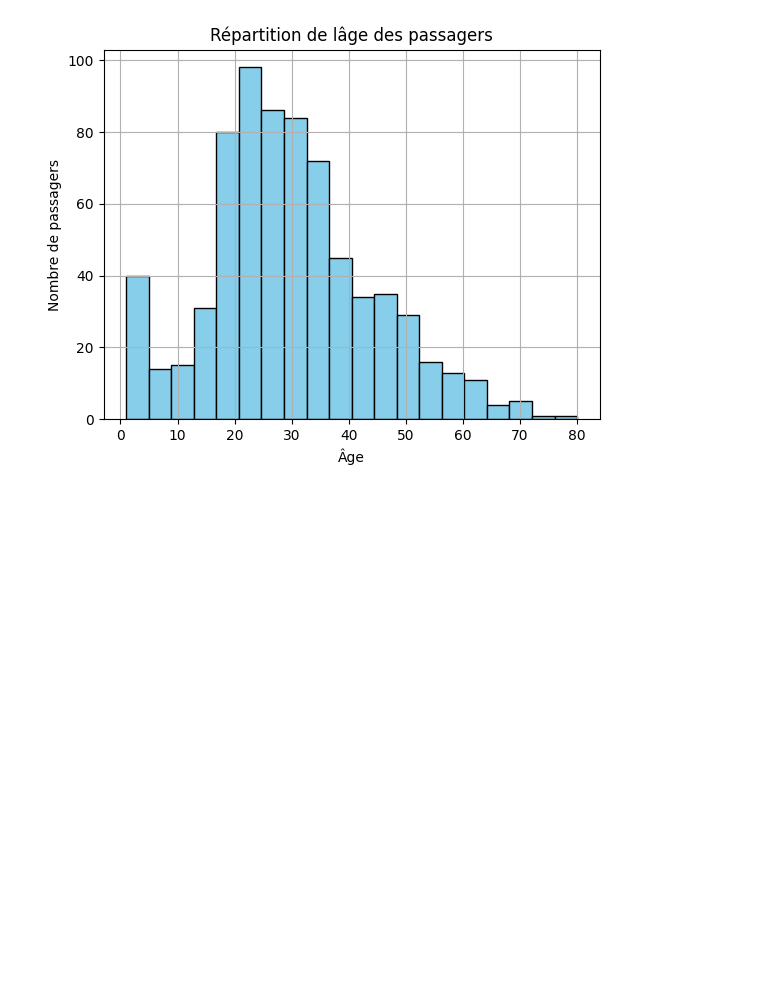
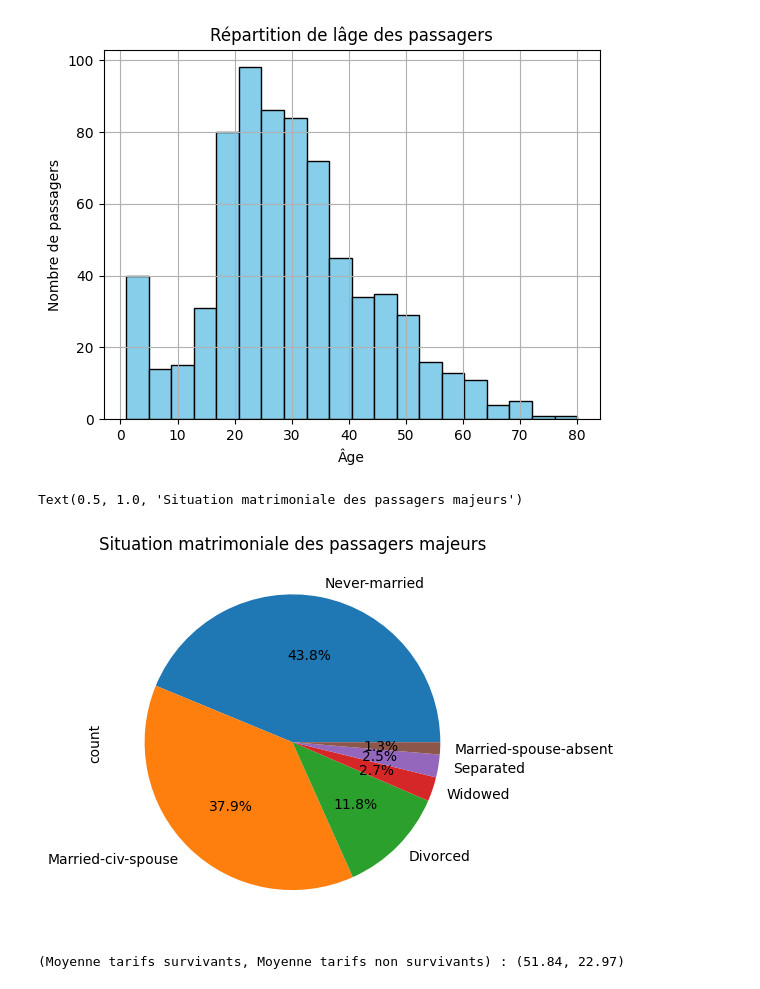
Before and after one commit to ClementRouanet/DevOps-and-MLOps, a Jupyter notebook: Intro pandas/pandas.ipynb, the cells around one changed output. Cells and saved outputs as stored; diff of their text form; code cells hidden in the pictures; blank space fills up the shorter version.

```diff
--- a/Intro pandas/pandas.ipynb
+++ b/Intro pandas/pandas.ipynb
@@ -194,0 +193,13 @@ Text(0, 0.5, 'Nombre de passagers')
+# %%
+# Exercice 6bis
+
+# Créez un diagrammes circulaire de la situation matrimoniale des passagers majeurs avec titre et nom des secteurs
+passagers_majeurs = SeaCareerSet[SeaCareerSet['age'] >= 18]
+situation_matrimoniale_counts = passagers_majeurs['marital_status'].value_counts()
+
+plt = situation_matrimoniale_counts.plot(kind='pie', autopct='%1.1f%%')
+
+plt.set_title('Situation matrimoniale des passagers majeurs')
+# %% [output]
+Text(0.5, 1.0, 'Situation matrimoniale des passagers majeurs')
+[figure, added]
@@ -194,0 +230,26 @@ Text(0, 0.5, 'Nombre de passagers')
+# %%
+# Exercice 8
+
+# Calculez le pourcentage de survivants par sexe
+survivants_par_sexe = PassengerComplet.groupby('sex')['survived'].sum()
+total_passagers_par_sexe = PassengerComplet['sex'].value_counts()
+
+pourcentage_survivants_par_sexe = (survivants_par_sexe / total_passagers_par_sexe) * 100
+
+
+# Recherchez la classe ayant le plus grand nombre de survivants
+classe_max_survivants = PassengerComplet.groupby('class')['survived'].sum().idxmax()
+
+
+# Comparez la moyenne des tarifs entre les survivants et les non-survivants
+moyenne_tarifs_survivants = PassengerComplet[PassengerComplet['survived'] == 1]['fare'].mean()
+moyenne_tarifs_non_survivants = PassengerComplet[PassengerComplet['survived'] == 0]['fare'].mean()
+
+print(f"(Moyenne tarifs survivants, Moyenne tarifs non survivants) : ({moyenne_tarifs_survivants:.2f}, {moyenne_tarifs_non_survivants:.2f})")
+
+
+# Filtrez les passagers qui ont payé un tarif supérieur à la médiane
+tarif_median = PassengerComplet['fare'].median()
+passagers_tarif_superieur_median = PassengerComplet[PassengerComplet['fare'] > tarif_median]
+# %% [output]
+(Moyenne tarifs survivants, Moyenne tarifs non survivants) : (51.84, 22.97)
```
Also changed, not shown: parts of 3 cells of this notebook, 2 other files.
